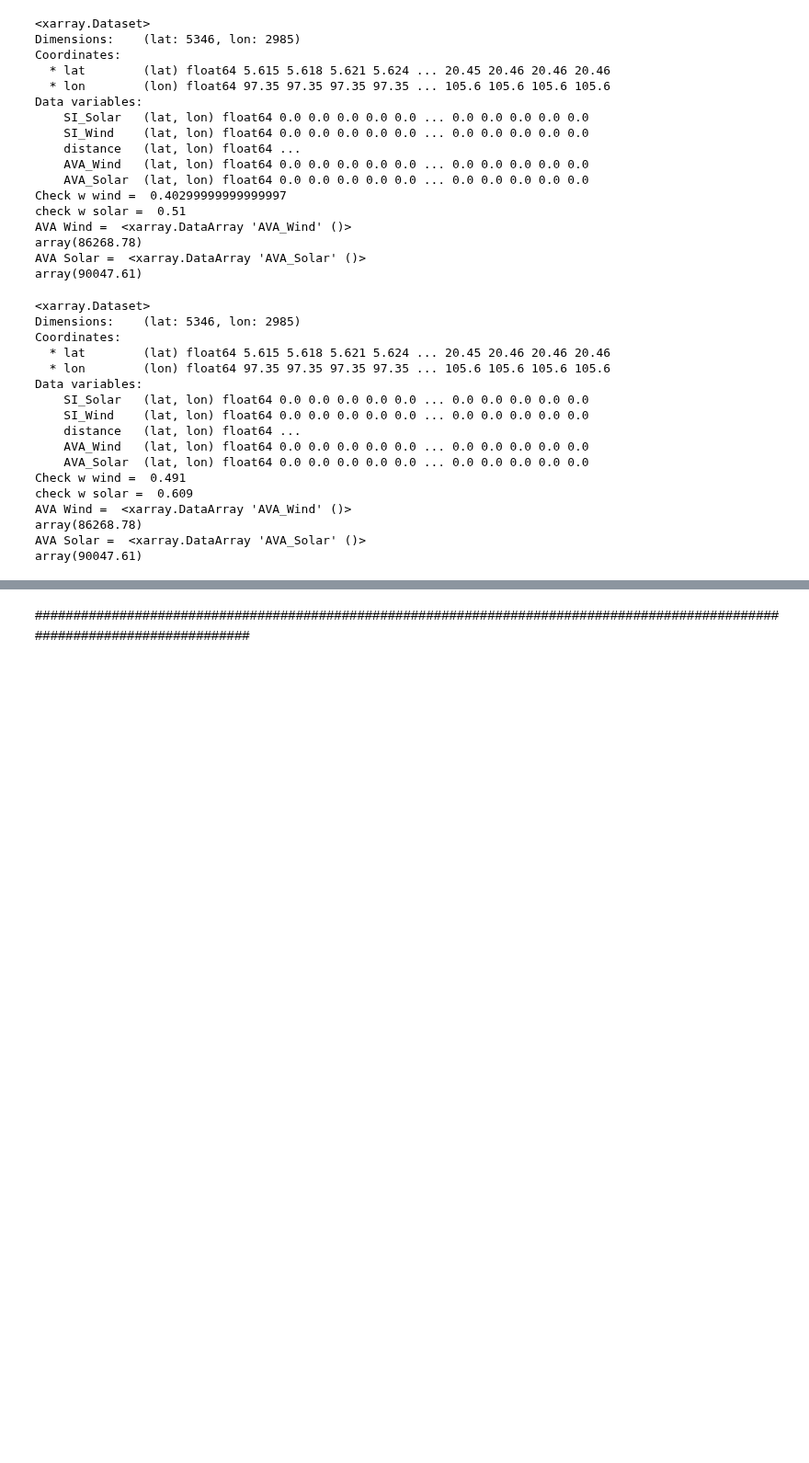
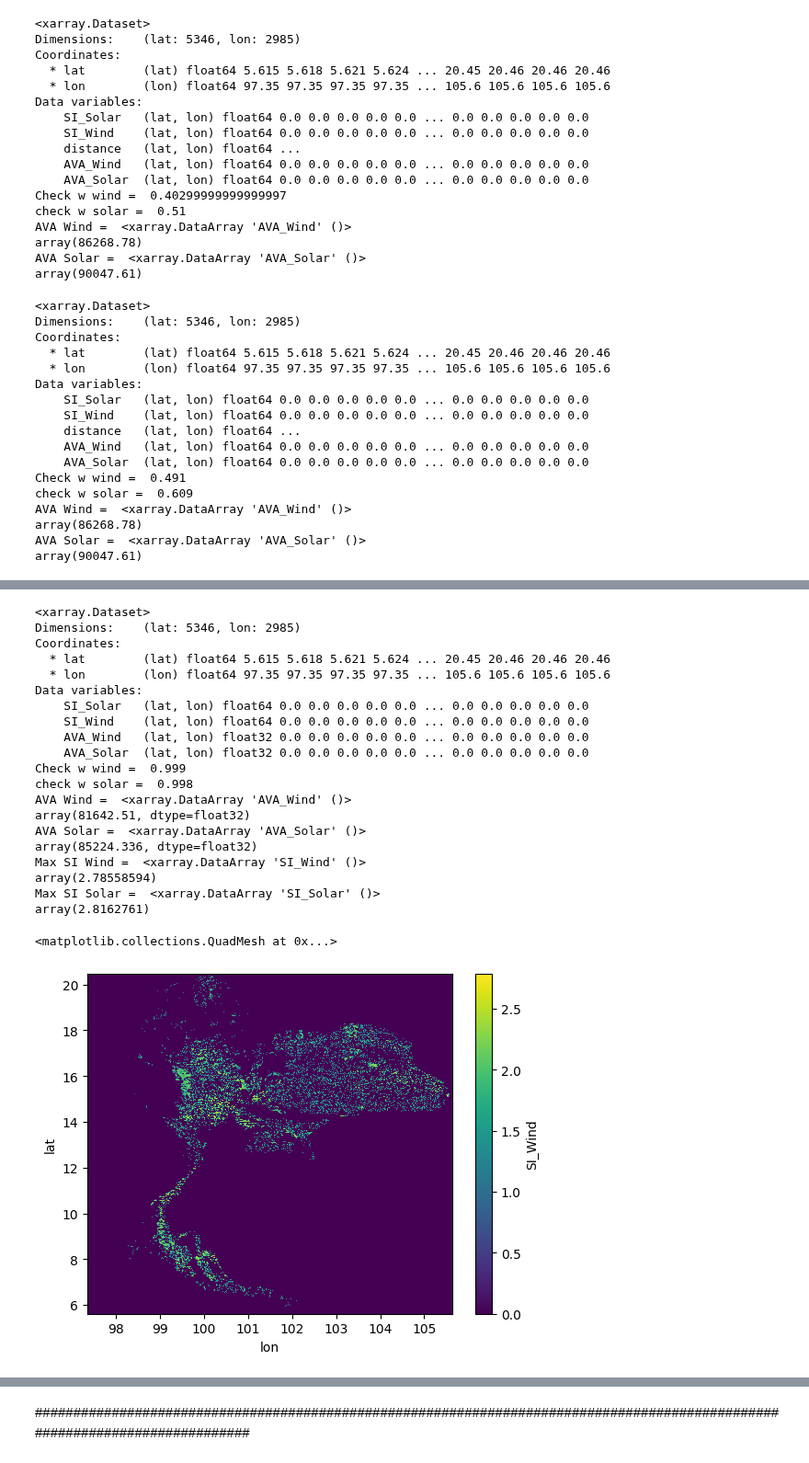
Before and after one commit to NarasetS/REPowerPlant_Siting, a Jupyter notebook: 10_SI_Farmarea_SolarWind_xarray.ipynb, the cells around one changed output, grey strips where cells are left out. Shown at 92% size. Cells and saved outputs as stored; diff of their text form; code cells hidden in the pictures; blank space fills up the shorter version.

```diff
--- a/10_SI_Farmarea_SolarWind_xarray.ipynb
+++ b/10_SI_Farmarea_SolarWind_xarray.ipynb
@@ -16,6 +16,9 @@ from shapely import affinity
 from shapely.geometry.multipolygon import MultiPolygon
 from scipy.spatial import Voronoi
 # %%
+lccs_resolution = 300 #m
+areapergrid = (300/1000) ** 2 ## km2
+
 weight_wind = [
     0.057, #landuse
     0.044, #slope
@@ -43,6 +46,7 @@ weight_solar = [
     0.135 #Farm Required area
     ]
 print(sum(weight_solar))
+print('areapergrid = ',areapergrid)
 # %% [output]
 0.999
 0.998
@@ -488,0 +554,6 @@ array(73742.92, dtype=float32)
+# %%
+xr_final_SI['FRA_SI_Wind'] = xr_final_SI['AVA_Wind'].rolling(lon = nogridsuitablearea_wind, lat = nogridsuitablearea_wind, min_periods=1,center=True).sum()
+xr_final_SI['FRA_SI_Solar'] = xr_final_SI['AVA_Solar'].rolling(lon = nogridsuitablearea_solar, lat = nogridsuitablearea_solar, min_periods=1,center=True).sum()
+xr_final_SI['FRA_SI_Wind'] = xr.where( xr_final_SI['AVA_Wind'] == 0 ,0,xr_final_SI['FRA_SI_Wind'])
+xr_final_SI['FRA_SI_Solar'] = xr.where( xr_final_SI['AVA_Solar'] == 0 ,0,xr_final_SI['FRA_SI_Solar'])
+print(xr_final_SI)
@@ -488,0 +573,46 @@ array(73742.92, dtype=float32)
+# %%
+###### Wind ########
+xr_final_SI['FRA_SI_Wind'] = xr.where( xr_final_SI['FRA_SI_Wind'] >= suitablearea_wind,3,0)
+###### Solar ########
+xr_final_SI['FRA_SI_Solar'] = xr.where( xr_final_SI['FRA_SI_Solar'] >= suitablearea_solar,3,0)
+
+xr_final_SI['SI_Wind'] = xr_final_SI['SI_Wind'] + (xr_final_SI['FRA_SI_Wind'] * weight_wind[9])
+xr_final_SI['SI_Solar'] = xr_final_SI['SI_Solar'] + (xr_final_SI['FRA_SI_Solar'] * weight_solar[9])
+check_weight_wind = check_weight_wind + weight_wind[9]
+check_weight_solar = check_weight_solar + weight_solar[9]
+
+xr_final_SI = xr_final_SI.drop_vars('FRA_SI_Wind')
+xr_final_SI = xr_final_SI.drop_vars('FRA_SI_Solar')
+print(xr_final_SI)
+
+print("Check w wind = ",check_weight_wind)
+print("check w solar = ",check_weight_solar)
+print("AVA Wind = ",xr_final_SI['AVA_Wind'].sum())
+print("AVA Solar = ",xr_final_SI['AVA_Solar'].sum())
+print('Max SI Wind = ',xr_final_SI['SI_Wind'].max())
+print('Max SI Solar = ',xr_final_SI['SI_Solar'].max())
+
+xr_final_SI['SI_Wind'].plot()
+# %% [output]
+<xarray.Dataset>
+Dimensions:    (lat: 5346, lon: 2985)
+Coordinates:
+  * lat        (lat) float64 5.615 5.618 5.621 5.624 ... 20.45 20.46 20.46 20.46
+  * lon        (lon) float64 97.35 97.35 97.35 97.35 ... 105.6 105.6 105.6 105.6
+Data variables:
+    SI_Solar   (lat, lon) float64 0.0 0.0 0.0 0.0 0.0 ... 0.0 0.0 0.0 0.0 0.0
+    SI_Wind    (lat, lon) float64 0.0 0.0 0.0 0.0 0.0 ... 0.0 0.0 0.0 0.0 0.0
+    AVA_Wind   (lat, lon) float32 0.0 0.0 0.0 0.0 0.0 ... 0.0 0.0 0.0 0.0 0.0
+    AVA_Solar  (lat, lon) float32 0.0 0.0 0.0 0.0 0.0 ... 0.0 0.0 0.0 0.0 0.0
+Check w wind =  0.999
+check w solar =  0.998
+AVA Wind =  <xarray.DataArray 'AVA_Wind' ()>
+array(81642.51, dtype=float32)
+AVA Solar =  <xarray.DataArray 'AVA_Solar' ()>
+array(85224.336, dtype=float32)
+Max SI Wind =  <xarray.DataArray 'SI_Wind' ()>
+array(2.78558594)
+Max SI Solar =  <xarray.DataArray 'SI_Solar' ()>
+array(2.8162761)
+<matplotlib.collections.QuadMesh at 0x...>
+[figure, added]
```
Also changed, not shown: parts of 9 cells of this notebook, 4 other files.
